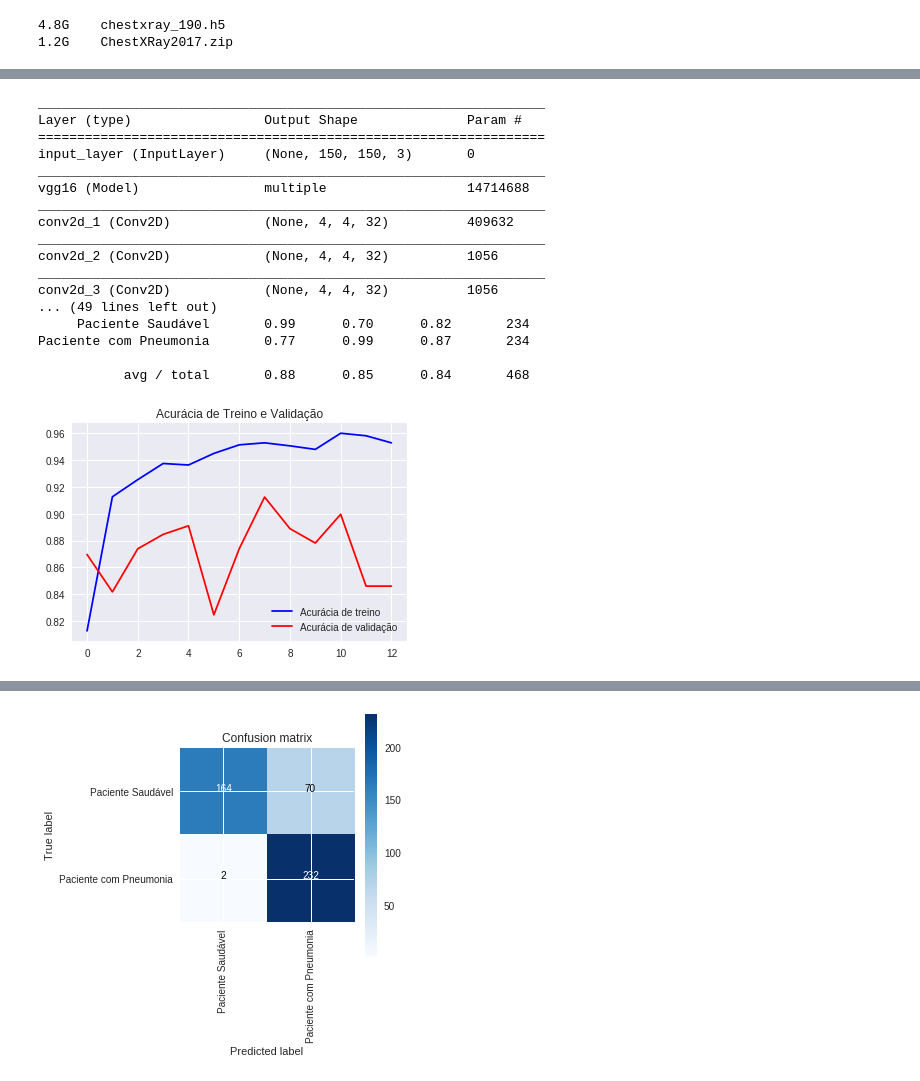
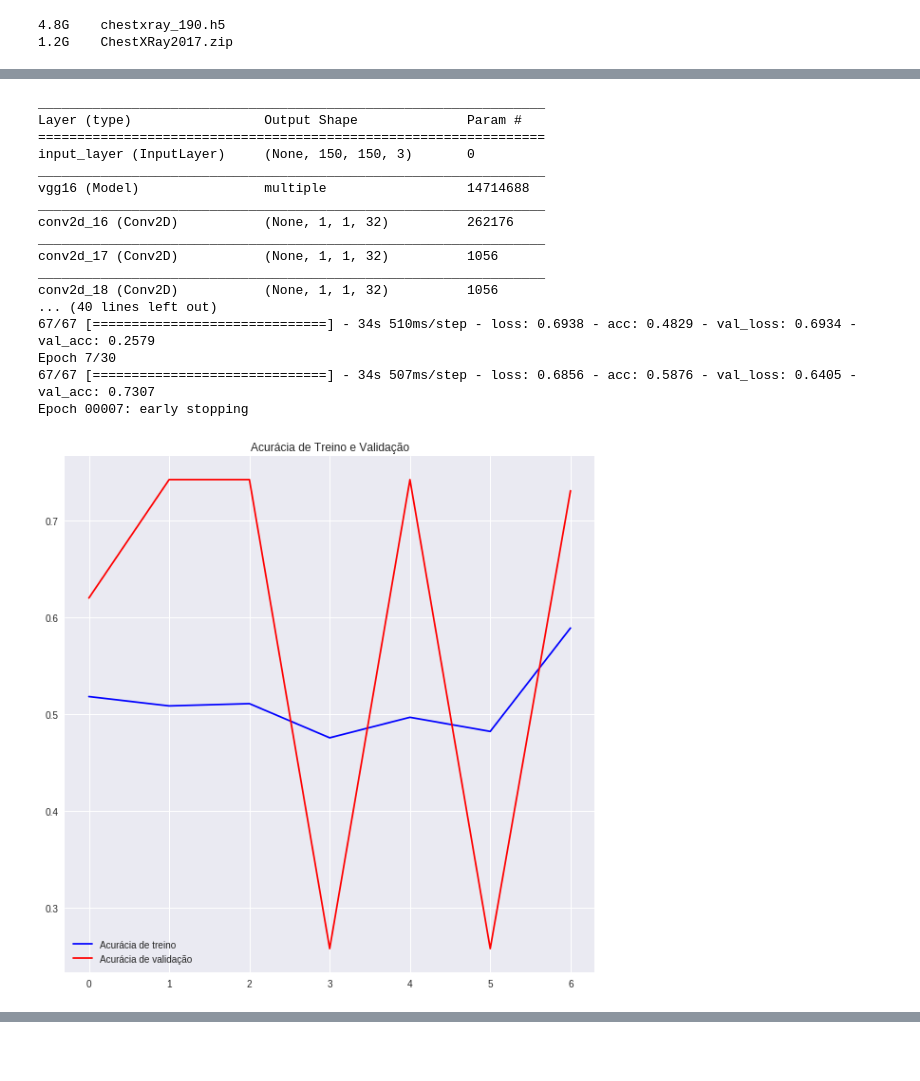
Before and after one commit to leoliveira00/colab-files, a Jupyter notebook: chestxray_vgg16_test.ipynb, the cells around one changed output, grey strips where cells are left out. Drawn from its saved outputs; the diff is of its cells as text; code cells hidden in the pictures; blank space fills up the shorter version.

```diff
--- a/chestxray_vgg16_test.ipynb
+++ b/chestxray_vgg16_test.ipynb
@@ -346,4 +373,4 @@ chest_xray  ChestXRay2017.zip  datalab  __MACOSX
 # %%
-X_train, y_train, X_test, y_test = get_data('dir', shape_imgs, train_dir, test_dir)
-X_train.shape, y_train.shape, X_test.shape, y_test.shape
+X_train, y_train, X_test, y_test, X_val, y_val = get_data('dir', shape_imgs, train_dir, test_dir, val_dir)
+X_train.shape, y_train.shape, X_test.shape, y_test.shape, X_val.shape, y_val.shape
 # %% [output]
@@ -386,5 +404,7 @@ num_classes = len(classes)
 # one hot encode dos labels
 y_train_hot = to_categorical(y_train, num_classes=num_classes)
 y_test_hot = to_categorical(y_test, num_classes=num_classes)
-y_train, y_train_hot
+y_val_hot = to_categorical(y_val, num_classes=num_classes)
+
+y_train_hot.shape, y_test_hot.shape, y_val_hot.shape
 # %% [output]
@@ -592,4 +678,4 @@ def fit_evaluate_predict(xtrain
 # %%
-X_train_ros, y_train_ros, X_test_ros, y_test_ros = balance_dados(X_train, y_train, X_test, y_test)
-X_train_ros.shape, y_train_ros.shape, X_test_ros.shape, y_test_ros.shape
+X_train_ros, y_train_ros, X_val_ros, y_val_ros = balance_dados(X_train, y_train, X_val, y_val)
+X_train_ros.shape, y_train_ros.shape, X_val_ros.shape, y_val_ros.shape
 # %% [output]
@@ -631,0 +683,17 @@ Downloading data from https://github.com/fchollet/deep-learning-models/releases/
+# %%
+optimizer = keras.optimizers.RMSprop(lr=1e-4, decay=0.0)
+#optimizer = 'nadam'
+#optimizer = 'adam'
+#optimizer = 'adadelta'
+init='glorot_uniform'
+epochs = 30
+batch_size = 32
+
+input = Input(shape=X_train[1].shape,name = 'input_layer')
+
+#class_weight1 = class_weight.compute_class_weight('balanced', np.unique(y_train), y_train)
+print("Class Weights: ",class_weight1)
+#class_weight2 = class_weight.compute_class_weight('balanced', np.unique(y_train_ros), y_train_ros)
+#print("New Class Weights: ",class_weight2)
+
+class_weight1 = {0: 0.5, 1: 1.5}
@@ -666,30 +773,32 @@ Tempo de treinamento: 0:05:36.739045
 # %%
+instance_model4 = modelo4(input)
 fit_evaluate_predict(X_train_ros
                     ,y_train_ros
-                    ,X_test_ros
-                    ,y_test_ros
+                    ,X_val
+                    ,y_val_hot
                     ,optimizer
                     ,epochs
                     ,batch_size
                     ,classes
                     ,data_augmentation = True
-                    ,modelo_instanciado = instance_model2)
+                    ,modelo_instanciado = instance_model4
+                    ,class_weight = class_weight1)
 # %% [output]
 _________________________________________________________________
 Layer (type)                 Output Shape              Param #
 =================================================================
 input_layer (InputLayer)     (None, 150, 150, 3)       0
 _________________________________________________________________
 vgg16 (Model)                multiple                  14714688
 _________________________________________________________________
-conv2d_1 (Conv2D)            (None, 4, 4, 32)          409632
+conv2d_16 (Conv2D)           (None, 1, 1, 32)          262176
 _________________________________________________________________
-conv2d_2 (Conv2D)            (None, 4, 4, 32)          1056
+conv2d_17 (Conv2D)           (None, 1, 1, 32)          1056
 _________________________________________________________________
-conv2d_3 (Conv2D)            (None, 4, 4, 32)          1056
-... (49 lines left out)
-     Paciente Saudável       0.99      0.70      0.82       234
-Paciente com Pneumonia       0.77      0.99      0.87       234
-
-           avg / total       0.88      0.85      0.84       468
+conv2d_18 (Conv2D)           (None, 1, 1, 32)          1056
+... (40 lines left out)
+67/67 [==============================] - 34s 510ms/step - loss: 0.6938 - acc: 0.4829 - val_loss: 0.6934 - val_acc: 0.2579
+Epoch 7/30
+67/67 [==============================] - 34s 507ms/step - loss: 0.6856 - acc: 0.5876 - val_loss: 0.6405 - val_acc: 0.7307
+Epoch 00007: early stopping
-[figure, old version]
+[figure, new version]
@@ -697 +805,0 @@ Paciente com Pneumonia       0.77      0.99      0.87       234
-[figure, removed]
```
Also changed, not shown: parts of 42 cells of this notebook.
